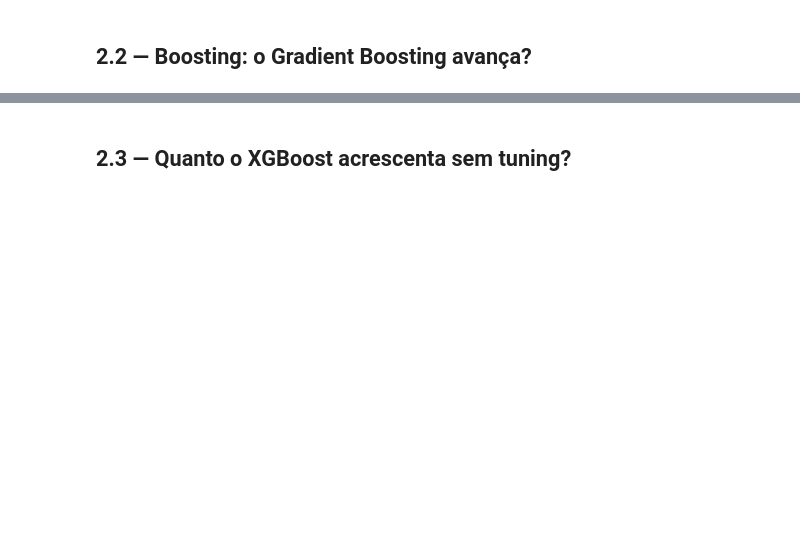
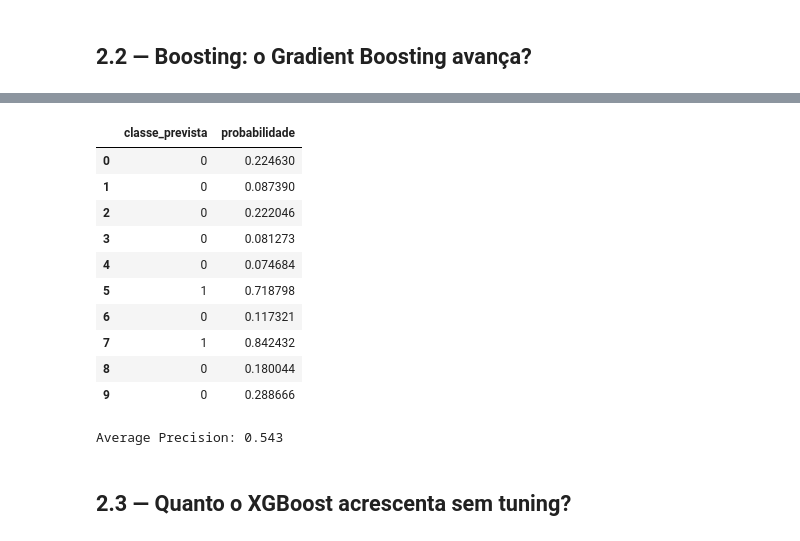
Before and after one commit to ariel-velardo/ALURA, a Jupyter notebook: classificacao-avancando-classificadores/notebooks/02_ensembles.ipynb, the cells around one changed output, grey strips where cells are left out. Saved outputs shown, nothing was run; the diff lists cells and outputs as text; code cells hidden in the pictures; blank space fills up the shorter version.

```diff
--- a/classificacao-avancando-classificadores/notebooks/02_ensembles.ipynb
+++ b/classificacao-avancando-classificadores/notebooks/02_ensembles.ipynb
@@ -139,3 +166,24 @@ resultados
+# %%
+pd.DataFrame({
+    "classe_prevista": previsoes_gradient_boosting[:10],
+    "probabilidade": probabilidades_gradient_boosting[:10],
+})
+# %% [output]
+|  | classe_prevista | probabilidade |
+| 0 | 0 | 0.224630 |
+| 1 | 0 | 0.087390 |
+| 2 | 0 | 0.222046 |
+| 3 | 0 | 0.081273 |
+| 4 | 0 | 0.074684 |
+| 5 | 1 | 0.718798 |
+| 6 | 0 | 0.117321 |
+| 7 | 1 | 0.842432 |
+| 8 | 0 | 0.180044 |
+| 9 | 0 | 0.288666 |
+# %%
+print(f"Average Precision: {ap_gradient_boosting:.3f}")
+# %% [output]
+Average Precision: 0.543
 # %% [markdown]
 ## 2.3 — Quanto o XGBoost acrescenta sem tuning?
 # %%
```
Also changed, not shown: parts of 12 cells of this notebook.
